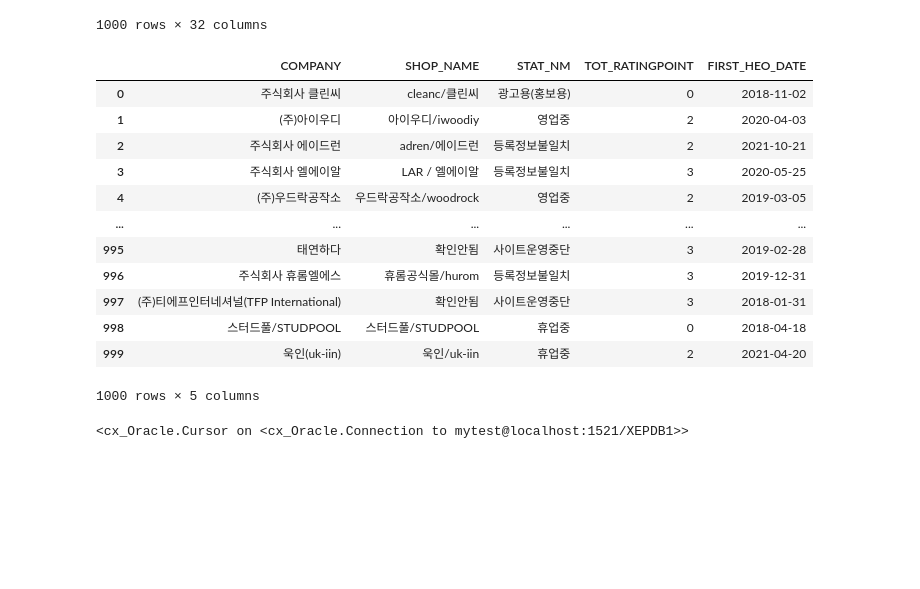
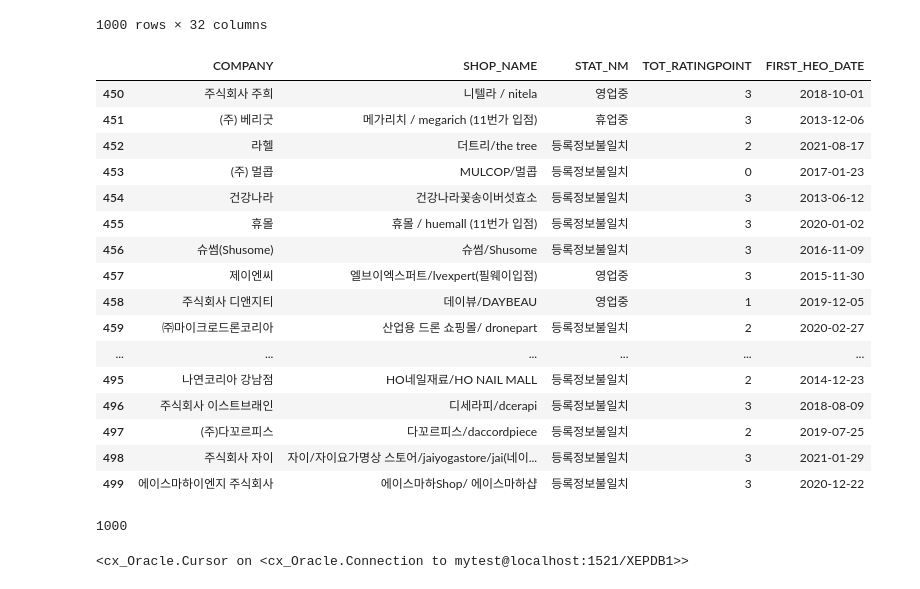
Before and after one commit to Andante8989/python, a Jupyter notebook: 데이터 수집 파이프라인/서울시 쇼핑몰 데이터 크롤링.ipynb, the cells around one changed output. Saved outputs shown, nothing was run; the diff lists cells and outputs as text; code cells hidden in the pictures; blank space fills up the shorter version.

```diff
--- a/데이터 수집 파이프라인/서울시 쇼핑몰 데이터 크롤링.ipynb
+++ b/데이터 수집 파이프라인/서울시 쇼핑몰 데이터 크롤링.ipynb
@@ -73,5 +73,25 @@ box_result
 | 998 | 스터드풀/STUDPOOL | 스터드풀/STUDPOOL | https://blog.naver.com/xx_yeonz | 확인안됨 | xx_yeonz@naver.com |  | 카페,블로그(카카오스토리) | 2018-04-18 | 확인안됨 | ... |
 | 999 | 욱인(uk-iin) | 욱인/uk-iin | www.uk-iin.com |  | ukiinofficial@gmail.com |  | 일반쇼핑몰 | 2021-04-20 | 서울특별시 구로구 개봉동 279-2 | ... |
 1000 rows × 32 columns
+# %%
+box_result.iloc[450:500][['COMPANY','SHOP_NAME','STAT_NM','TOT_RATINGPOINT','FIRST_HEO_DATE']]
+# %% [output]
+|  | COMPANY | SHOP_NAME | STAT_NM | TOT_RATINGPOINT | FIRST_HEO_DATE |
+| 450 | 주식회사 주희 | 니텔라 / nitela | 영업중 | 3 | 2018-10-01 |
+| 451 | (주) 베리굿 | 메가리치 / megarich (11번가 입점) | 휴업중 | 3 | 2013-12-06 |
+| 452 | 라헬 | 더트리/the tree | 등록정보불일치 | 2 | 2021-08-17 |
+| 453 | (주) 멀콥 | MULCOP/멀콥 | 등록정보불일치 | 0 | 2017-01-23 |
+| 454 | 건강나라 | 건강나라꽃송이버섯효소 | 등록정보불일치 | 3 | 2013-06-12 |
+| 455 | 휴몰 | 휴몰 / huemall (11번가 입점) | 등록정보불일치 | 3 | 2020-01-02 |
+| 456 | 슈썸(Shusome) | 슈썸/Shusome | 등록정보불일치 | 3 | 2016-11-09 |
+| 457 | 제이엔씨 | 엘브이엑스퍼트/lvexpert(필웨이입점) | 영업중 | 3 | 2015-11-30 |
+| 458 | 주식회사 디앤지티 | 데이뷰/DAYBEAU | 영업중 | 1 | 2019-12-05 |
+| 459 | ㈜마이크로드론코리아 | 산업용 드론 쇼핑몰/ dronepart | 등록정보불일치 | 2 | 2020-02-27 |
+| ... | ... | ... | ... | ... | ... |
+| 495 | 나연코리아 강남점 | HO네일재료/HO NAIL MALL | 등록정보불일치 | 2 | 2014-12-23 |
+| 496 | 주식회사 이스트브래인 | 디세라피/dcerapi | 등록정보불일치 | 3 | 2018-08-09 |
+| 497 | (주)다꼬르피스 | 다꼬르피스/daccordpiece | 등록정보불일치 | 2 | 2019-07-25 |
+| 498 | 주식회사 자이 | 자이/자이요가명상 스토어/jaiyogastore/jai(네이... | 등록정보불일치 | 3 | 2021-01-29 |
+| 499 | 에이스마하이엔지 주식회사 | 에이스마하Shop/ 에이스마하샵 | 등록정보불일치 | 3 | 2020-12-22 |
 # %%
 box_columnsSet = box_result[['COMPANY','SHOP_NAME','STAT_NM','TOT_RATINGPOINT','FIRST_HEO_DATE']]
@@ -80,19 +98,7 @@ result = box_columnsSet
-# %%
-result
-# %% [output]
-|  | COMPANY | SHOP_NAME | STAT_NM | TOT_RATINGPOINT | FIRST_HEO_DATE |
-| 0 | 주식회사 클린씨 | cleanc/클린씨 | 광고용(홍보용) | 0 | 2018-11-02 |
-| 1 | (주)아이우디 | 아이우디/iwoodiy | 영업중 | 2 | 2020-04-03 |
-| 2 | 주식회사 에이드런 | adren/에이드런 | 등록정보불일치 | 2 | 2021-10-21 |
-| 3 | 주식회사 엘에이알 | LAR / 엘에이알 | 등록정보불일치 | 3 | 2020-05-25 |
-| 4 | (주)우드락공작소 | 우드락공작소/woodrock | 영업중 | 2 | 2019-03-05 |
-| ... | ... | ... | ... | ... | ... |
-| 995 | 태연하다 | 확인안됨 | 사이트운영중단 | 3 | 2019-02-28 |
-| 996 | 주식회사 휴롬엘에스 | 휴롬공식몰/hurom | 등록정보불일치 | 3 | 2019-12-31 |
-| 997 | (주)티에프인터네셔널(TFP International) | 확인안됨 | 사이트운영중단 | 3 | 2018-01-31 |
-| 998 | 스터드풀/STUDPOOL | 스터드풀/STUDPOOL | 휴업중 | 0 | 2018-04-18 |
-| 999 | 욱인(uk-iin) | 욱인/uk-iin | 휴업중 | 2 | 2021-04-20 |
-1000 rows × 5 columns
+# %%
+print(len(box_columnsSet))
+# %% [output]
+1000
 # %%
 # oracle과 연동
 import cx_Oracle
```
Also changed, not shown: parts of 11 cells of this notebook.
